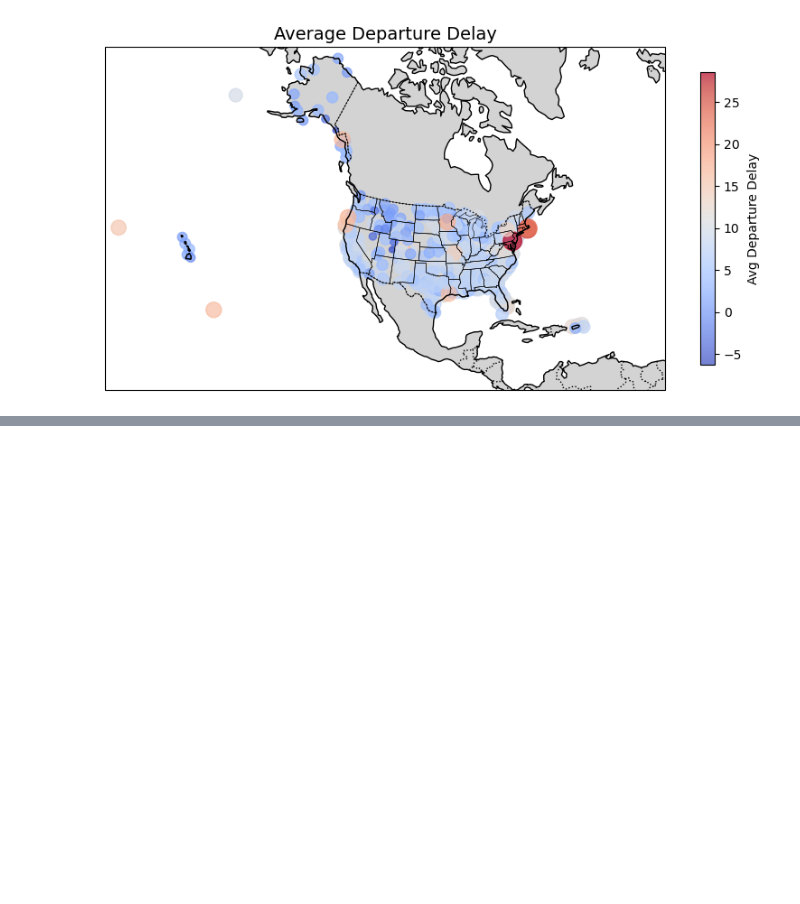
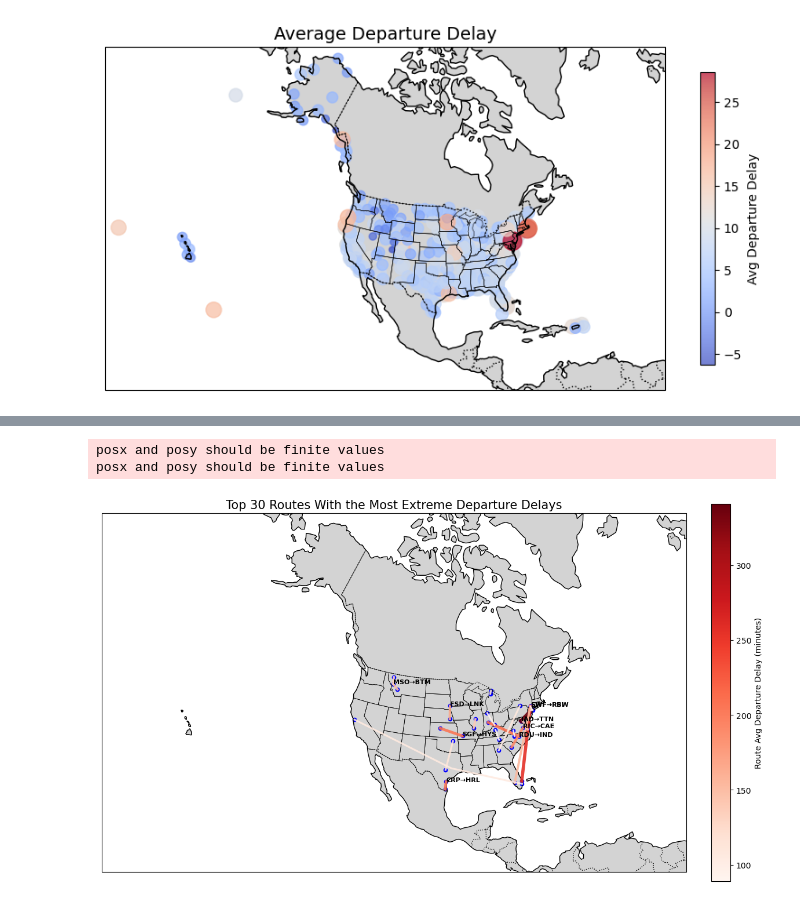
Before and after one commit to GuilhermeDellatin/fiap-machine-learning-tech-challenge-3, a Jupyter notebook: flight-analysis.ipynb, the cells around one changed output, grey strips where cells are left out. Drawn from its saved outputs; the diff is of its cells as text; code cells hidden in the pictures; blank space fills up the shorter version.

```diff
--- a/flight-analysis.ipynb
+++ b/flight-analysis.ipynb
@@ -475,0 +497,6 @@ plt.show()
+# %%
+analyzer.plot_extreme_route_delays(top_n=30)
+# %% [output]
+posx and posy should be finite values
+posx and posy should be finite values
+[figure, added]
```
Also changed, not shown: parts of 9 cells of this notebook, 1 other file.
